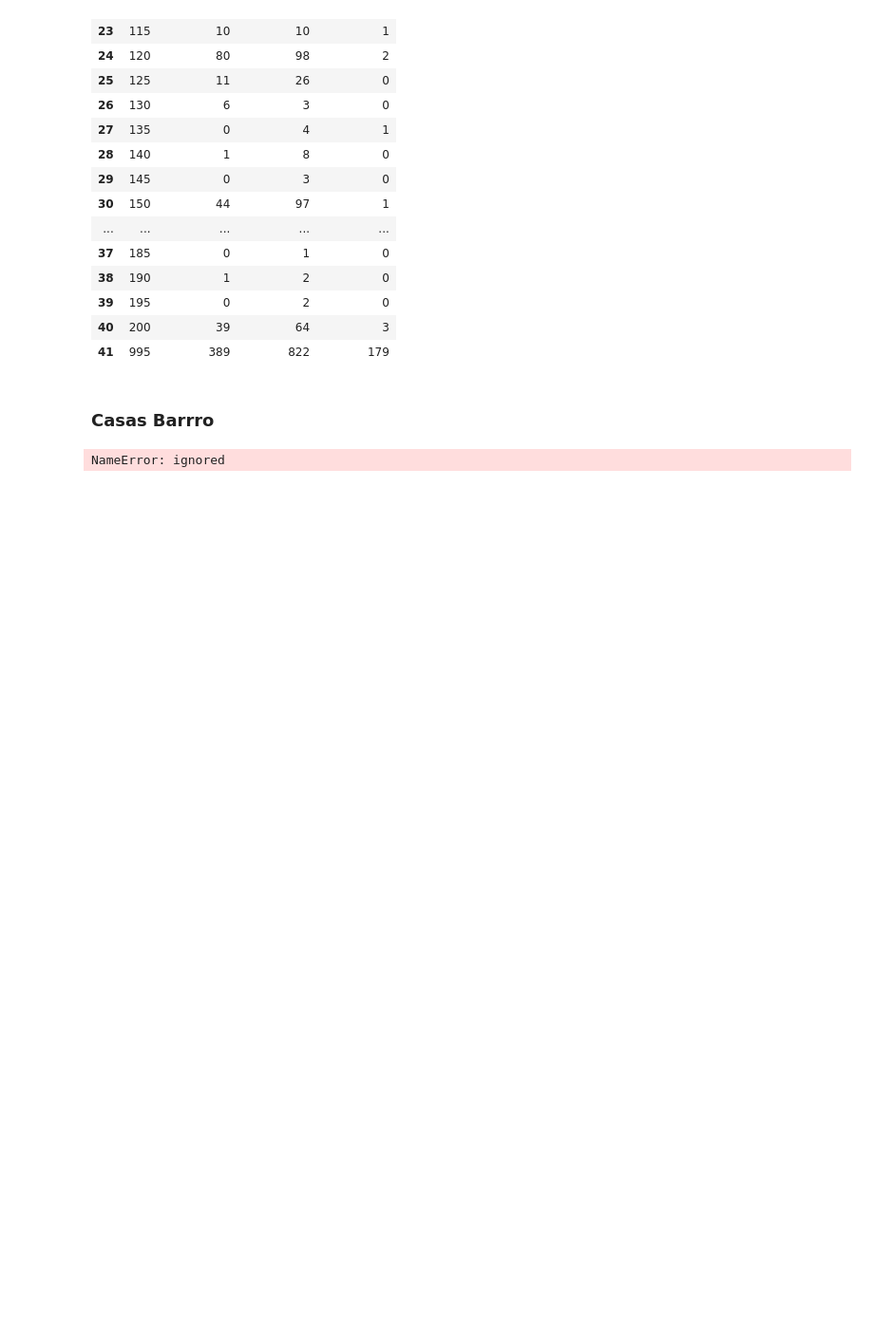
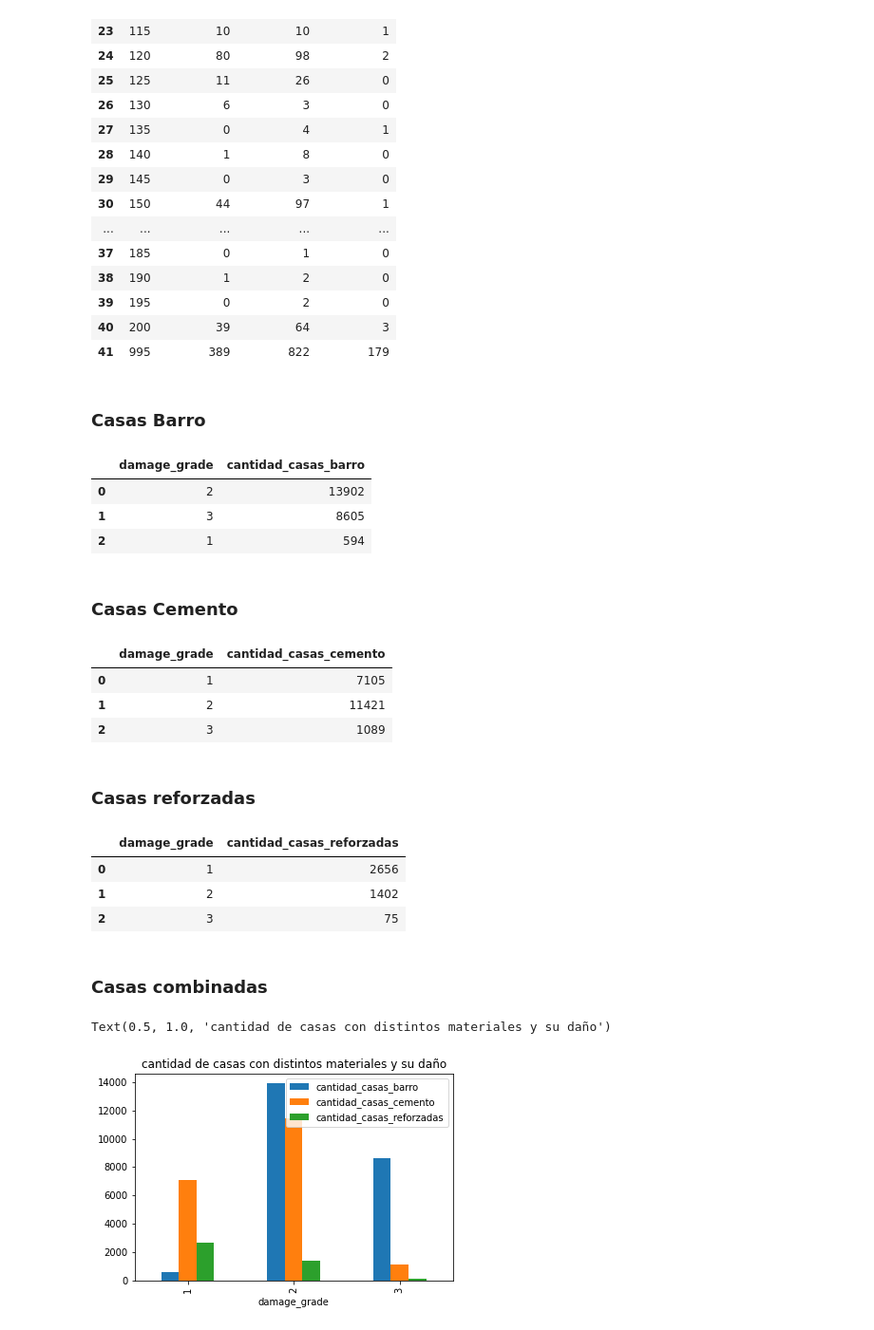
Before and after one commit to juanicolombo97/TP1-OrganizacionDatos, a Jupyter notebook: TP1.ipynb, the cells around one changed output. Shown at 95% size. Saved outputs shown, nothing was run; the diff lists cells and outputs as text; code cells hidden in the pictures; blank space fills up the shorter version.

Commit message:
añado analisis de 3 tipos de materiales

```diff
--- a/TP1.ipynb
+++ b/TP1.ipynb
@@ -228,13 +245,57 @@ datos_rangos_edad_mayor_100
 | 40 | 200 | 39 | 64 | 3 |
 | 41 | 995 | 389 | 822 | 179 |
 # %% [markdown]
-### Casas Barrro
+### Casas Barro
 # %%
 casas_barro = train_values_dataset.loc[train_values_dataset['has_superstructure_adobe_mud'] == 1, ['building_id','has_superstructure_adobe_mud']]
 # %%
 danio_casas_barro = pd.merge(casas_barro, train_labels_dataset, how='inner', on= 'building_id')
 # %%
-#nivel de daño para las construcciones contruidas con barro
-danio_casas_barro['damage_grade'].value_counts()
+#nivel de daño para las viviendas construidas con barro
+danio_casas_barro = danio_casas_barro['damage_grade'].value_counts().reset_index()\
+.rename(columns = {'index': 'damage_grade', 'damage_grade': 'cantidad_casas_barro'})
+
+danio_casas_barro
 # %% [output]
-NameError: ignored
+|  | damage_grade | cantidad_casas_barro |
+| 0 | 2 | 13902 |
+| 1 | 3 | 8605 |
+| 2 | 1 | 594 |
+# %% [markdown]
+### Casas Cemento
+# %%
+casas_cemento = train_values_dataset.loc[train_values_dataset['has_superstructure_cement_mortar_brick'] == 1, ['building_id','has_superstructure_cement_mortar_brick']]
+# %%
+danio_casas_cemento = pd.merge(casas_cemento, train_labels_dataset, how='inner', on= 'building_id')\
+.loc[:, ['damage_grade', 'has_superstructure_cement_mortar_brick']].groupby('damage_grade').sum().reset_index()\
+.rename(columns = {'has_superstructure_cement_mortar_brick': 'cantidad_casas_cemento'})
+danio_casas_cemento
+# %% [output]
+|  | damage_grade | cantidad_casas_cemento |
+| 0 | 1 | 7105 |
+| 1 | 2 | 11421 |
+| 2 | 3 | 1089 |
+# %% [markdown]
+### Casas reforzadas
+# %%
+casas_reforzadas = train_values_dataset.loc[train_values_dataset['has_superstructure_rc_engineered'] == 1,['building_id','has_superstructure_rc_engineered']]
+# %%
+danio_casas_reforzadas = pd.merge(casas_reforzadas, train_labels_dataset, how='inner', on= 'building_id')\
+.loc[:, ['damage_grade', 'has_superstructure_rc_engineered']].groupby('damage_grade').sum().reset_index()\
+.rename(columns = {'has_superstructure_rc_engineered': 'cantidad_casas_reforzadas'})
+danio_casas_reforzadas
+# %% [output]
+|  | damage_grade | cantidad_casas_reforzadas |
+| 0 | 1 | 2656 |
+| 1 | 2 | 1402 |
+| 2 | 3 | 75 |
+# %% [markdown]
+### Casas combinadas
+# %%
+danio_casas_por_material = danio_casas_barro.merge(danio_casas_cemento, how= 'inner').merge(danio_casas_reforzadas, how = 'inner')
+
+plot = danio_casas_por_material.set_index('damage_grade').sort_index().plot(kind = 'bar')
+plot.set_title('cantidad de casas con distintos materiales y su daño')
+# %% [output]
+Text(0.5, 1.0, 'cantidad de casas con distintos materiales y su daño')
+[figure, added]
```
Also changed, not shown: parts of 2 cells of this notebook.
